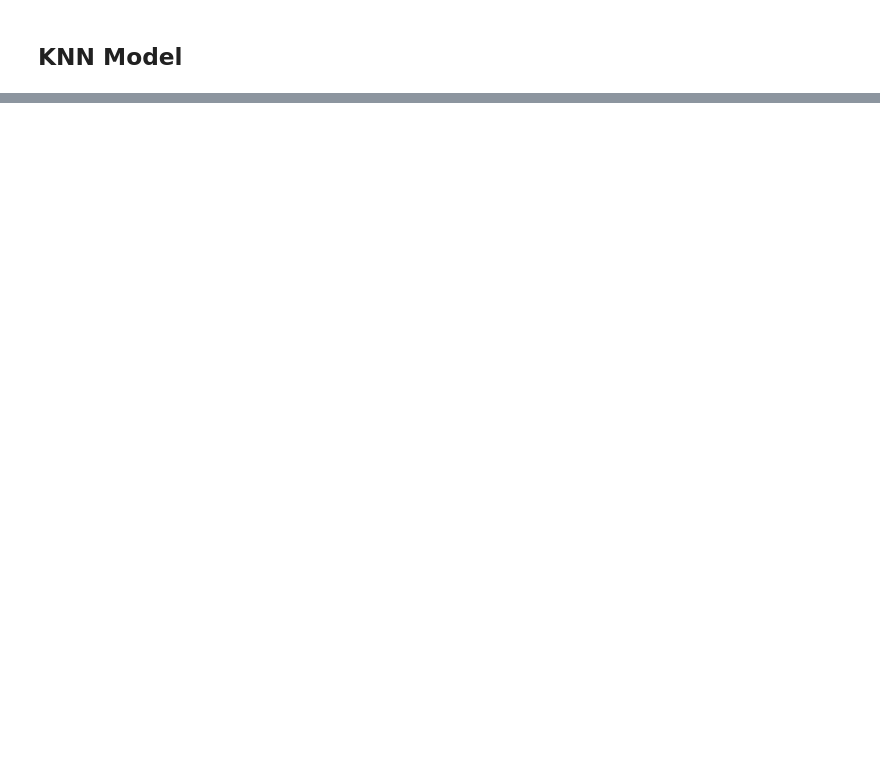
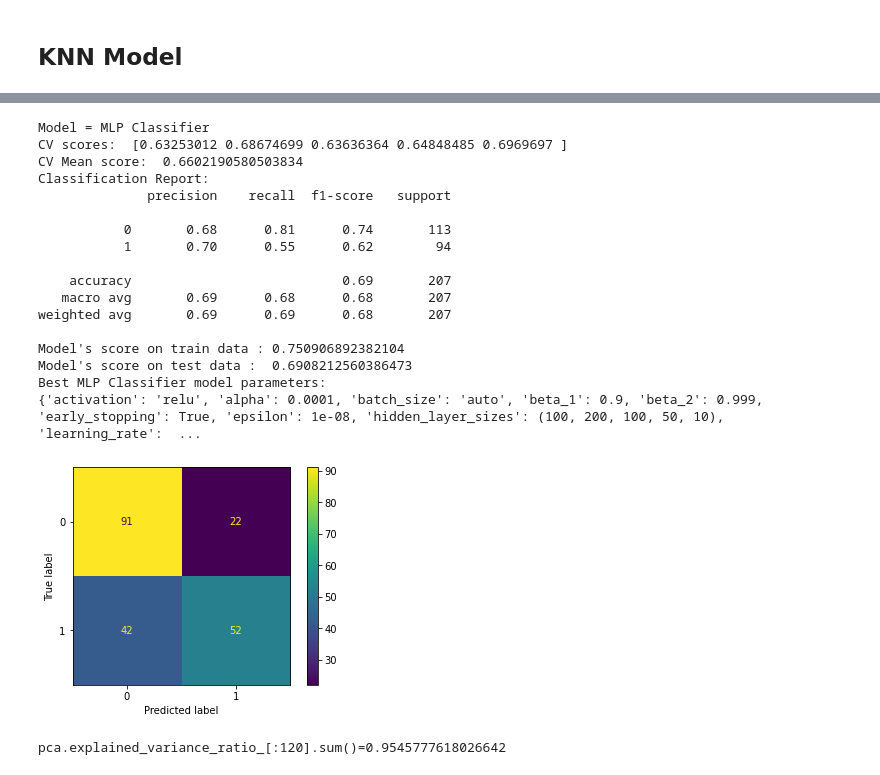
Before and after one commit to AhmadrezaHadi/Data-Mining-Project, a Jupyter notebook: METABRIC.ipynb, the cells around one changed output, grey strips where cells are left out. Saved outputs shown, nothing was run; the diff lists cells and outputs as text; code cells hidden in the pictures; blank space fills up the shorter version.

```diff
--- a/METABRIC.ipynb
+++ b/METABRIC.ipynb
@@ -589,0 +520,6 @@ df['overall_survival'].value_counts()[0] / df['overall_survival'].count()
+# %%
+for column in mutation_df.columns:
+    mutation_df[column]=pd.to_numeric(mutation_df[column], errors='coerce').fillna(1).astype(int)
+# %%
+new_df = pd.concat([df, mutation_df], axis=1)
+new_df
@@ -589,0 +540,70 @@ df['overall_survival'].value_counts()[0] / df['overall_survival'].count()
+# %%
+from sklearn.model_selection import train_test_split
+
+X = new_df.drop(['overall_survival'], axis=1)
+X = MinMaxScaler().fit_transform(X)
+Y = new_df['overall_survival']
+
+
+x_train, x_test, y_train, y_test = train_test_split(X, Y, test_size=0.2, stratify=Y)
+# %%
+MODEL = "MLP Classifier"
+
+# , (100, 100, 50, 50, 10), (150, 100, 70, 50, 10)
+# , 1e-2, 1e-1, 1
+# params = {
+#     "hidden_layer_sizes" : [(100, 200, 100, 50, 10)],
+#     "solver" : ['adam'],
+#     "alpha" : [1e-4, 1e-3],
+#     "learning_rate_init" : [1e-3, 1e-2, 1e-1],
+#     "max_iter" : [1000,]
+# }
+# model = GridSearchCV(MLPClassifier(), params, n_jobs=-1, cv=4).fit(x_train, y_train)
+model = MLPClassifier(hidden_layer_sizes=(100, 200, 100, 50, 10), max_iter=1000, early_stopping=True).fit(x_train, y_train)
+pred = model.predict(x_test)
+results = cross_val_score(model, x_train, y_train, cv=kfold)
+
+mlp_pred = model.predict(x_test)
+mlp_test = model.score(x_test, y_test)
+mlp_train = results.mean()
+
+print(BOLD + f"Model = {MODEL}" + END)
+print("CV scores: ", results)
+print("CV Mean score: ", results.mean())
+print('Classification Report:  ')
+print(classification_report(y_test, pred))
+print("Model's score on train data :", model.score(x_train, y_train))
+print("Model's score on test data : ", model.score(x_test, y_test))
+cm = confusion_matrix(y_test, pred, labels=model.classes_)
+disp = ConfusionMatrixDisplay(confusion_matrix=cm, display_labels=model.classes_)
+print(f"Best {MODEL} model parameters: ")
+print(model.get_params())
+disp.plot();
+# %% [output]
+Model = MLP Classifier
+CV scores:  [0.63253012 0.68674699 0.63636364 0.64848485 0.6969697 ]
+CV Mean score:  0.6602190580503834
+Classification Report:
+              precision    recall  f1-score   support
+
+           0       0.68      0.81      0.74       113
+           1       0.70      0.55      0.62        94
+
+    accuracy                           0.69       207
+   macro avg       0.69      0.68      0.68       207
+weighted avg       0.69      0.69      0.68       207
+
+Model's score on train data : 0.750906892382104
+Model's score on test data :  0.6908212560386473
+Best MLP Classifier model parameters:
+{'activation': 'relu', 'alpha': 0.0001, 'batch_size': 'auto', 'beta_1': 0.9, 'beta_2': 0.999, 'early_stopping': True, 'epsilon': 1e-08, 'hidden_layer_sizes': (100, 200, 100, 50, 10), 'learning_rate':  ...
+[figure, added]
+# %%
+from sklearn.decomposition import PCA
+
+pca = PCA(120).fit(X)
+print(f"{pca.explained_variance_ratio_[:120].sum()=}")
+X = pca.transform(X)
+x_train, x_test, y_train, y_test = train_test_split(X, Y, test_size=0.2, stratify=Y)
+# %% [output]
+pca.explained_variance_ratio_[:120].sum()=0.9545777618026642
```
Also changed, not shown: parts of 27 cells of this notebook.
